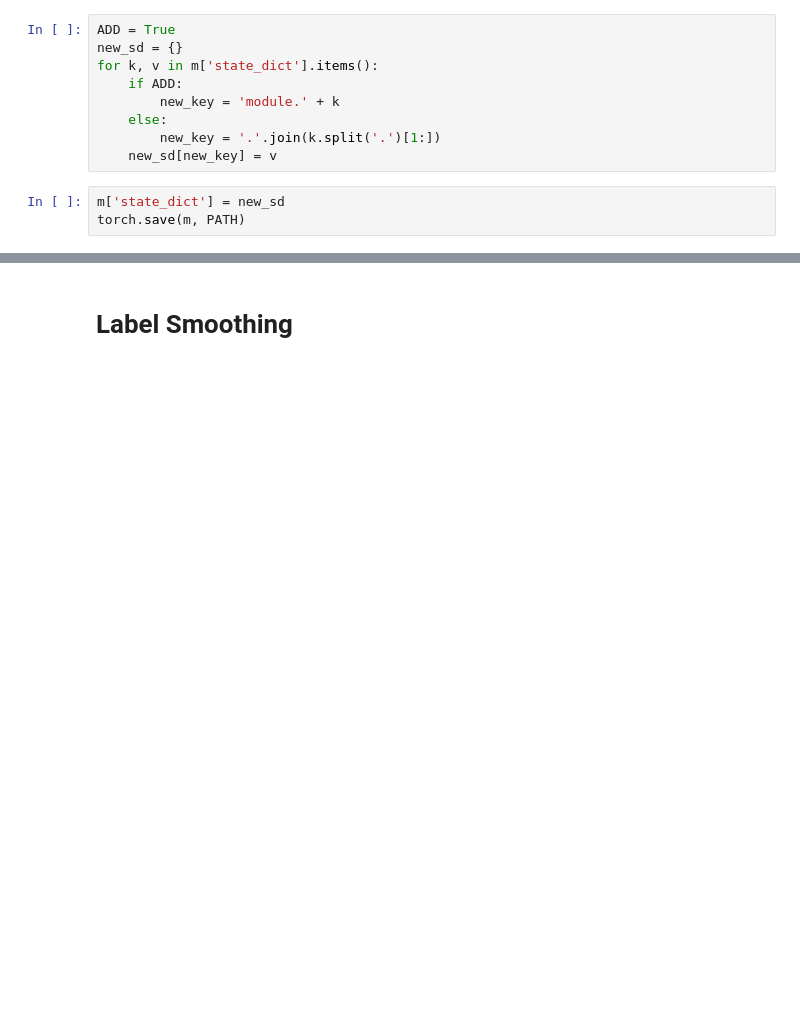
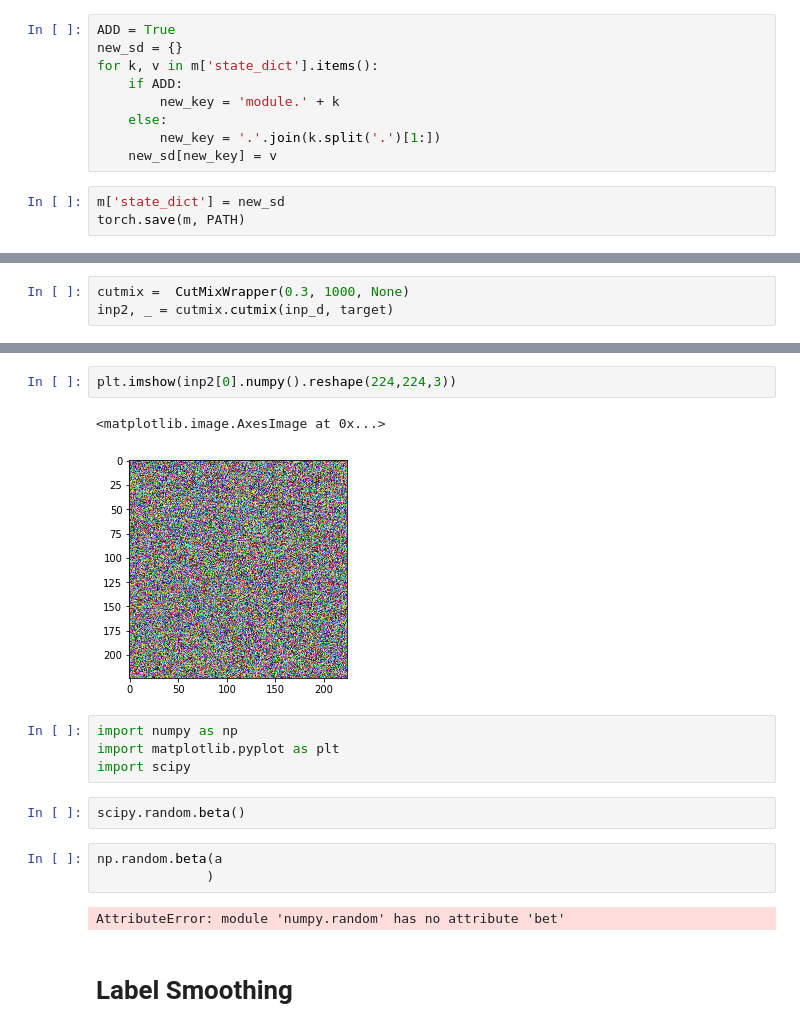
Before and after one commit to bonlime/sota_imagenet, a Jupyter notebook: Untitled.ipynb, the cells around one changed output, grey strips where cells are left out. Drawn from its saved outputs; the diff is of its cells as text; blank space fills up the shorter version.

```diff
--- a/Untitled.ipynb
+++ b/Untitled.ipynb
@@ -164,0 +230,3 @@ torch.save(m, PATH)
+# %%
+cutmix =  CutMixWrapper(0.3, 1000, None)
+inp2, _ = cutmix.cutmix(inp_d, target)
@@ -165,3 +237,19 @@ torch.save(m, PATH)
+# %%
+plt.imshow(inp2[0].numpy().reshape(224,224,3))
+# %% [output]
+<matplotlib.image.AxesImage at 0x...>
+[figure, added]
+# %%
+import numpy as np
+import matplotlib.pyplot as plt
+import scipy
+# %%
+scipy.random.beta()
+# %%
+np.random.beta(a
+              )
+# %% [output]
+AttributeError: module 'numpy.random' has no attribute 'bet'
 # %% [markdown]
 # Label Smoothing
 # %%
```
Also changed, not shown: parts of 6 cells of this notebook, 3 other files.
